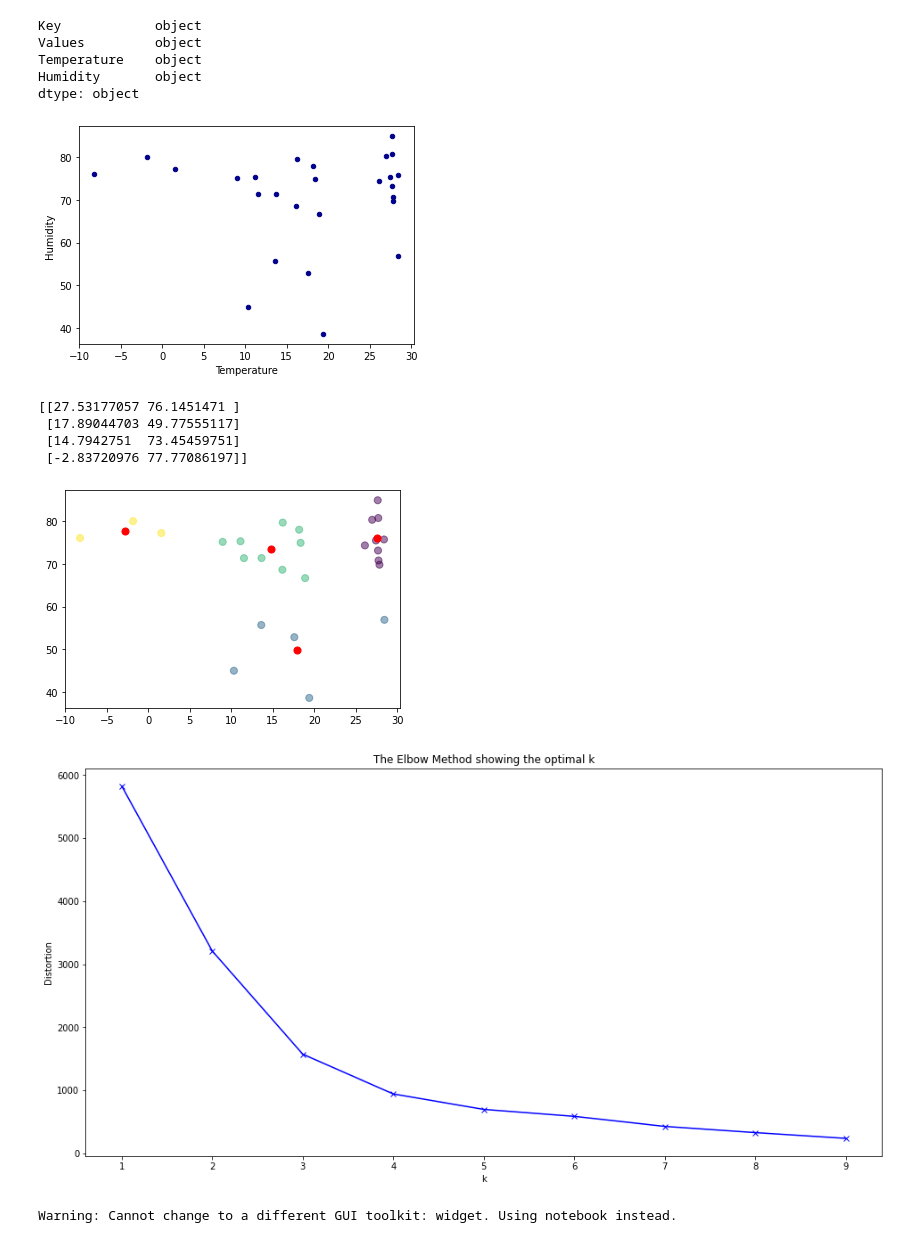
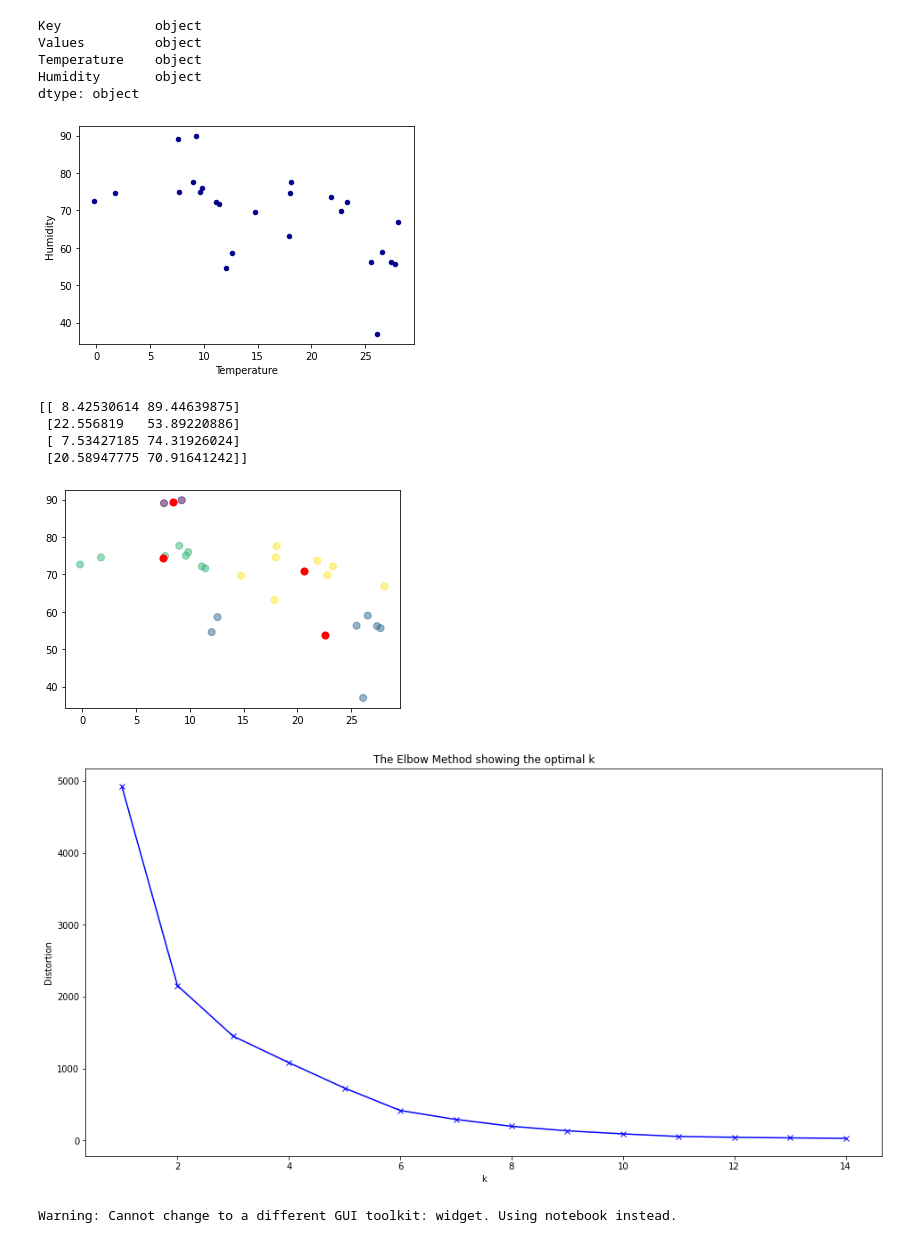
Before and after one commit to ChinHaoX3/CZ4123-Milestone-3, a Jupyter notebook: Jupyter Notebook/Milestone 3.ipynb, the cells around one changed output. Saved outputs shown, nothing was run; the diff lists cells and outputs as text; code cells hidden in the pictures.

```diff
--- a/Jupyter Notebook/Milestone 3.ipynb
+++ b/Jupyter Notebook/Milestone 3.ipynb
@@ -6,7 +6,7 @@ from sklearn.cluster import KMeans
 # %%
 # reading csv file
 colnames=['Key', 'Values']
-df = pd.read_csv("clusters.csv", sep='\t', names=colnames, header=None)
+df = pd.read_csv("clusters2.csv", sep='\t', names=colnames, header=None)
 # %%
 # split column
 df[['Temperature', 'Humidity']] = df['Values'].str.split(',', expand=True)
@@ -45,7 +45,7 @@ df['Humidity'] = df['Humidity'].astype(float, errors = 'raise')
 # %%
 ax1 = df.plot.scatter(x='Temperature', y='Humidity', c='DarkBlue')
 # %% [output]
-[figure, old version]
+[figure, new version]
 # %%
 kmeans = KMeans(n_clusters=4).fit(df[['Temperature','Humidity']])
 centroids = kmeans.cluster_centers_
@@ -55,29 +55,29 @@ plt.scatter(df['Temperature'], df['Humidity'], c= kmeans.labels_.astype(float),
 plt.scatter(centroids[:, 0], centroids[:, 1], c='red', s=50)
 plt.show()
 # %% [output]
-[[27.53177057 76.1451471 ]
- [17.89044703 49.77555117]
- [14.7942751  73.45459751]
- [-2.83720976 77.77086197]]
+[[ 8.42530614 89.44639875]
+ [22.556819   53.89220886]
+ [ 7.53427185 74.31926024]
+ [20.58947775 70.91641242]]
-[figure, old version]
+[figure, new version]
 # %%
 # using elbow method to find the optimal K
 
 distortions = []
-K = range(1,10)
+K = range(1,15)
 for k in K:
     kmeanModel = KMeans(n_clusters=k)
     kmeanModel.fit(df[['Temperature','Humidity']])
     distortions.append(kmeanModel.inertia_)
 
 plt.figure(figsize=(16,8))
 plt.plot(K, distortions, 'bx-')
 plt.xlabel('k')
 plt.ylabel('Distortion')
 plt.title('The Elbow Method showing the optimal k')
 plt.show()
 # %% [output]
-[figure, old version]
+[figure, new version]
 # %%
 # pip install ipympl necessary to run matplotlib widget
 # pip install mplcursors required to run mplcursors
```
Also changed, not shown: parts of 1 cell of this notebook, 14 other files.
